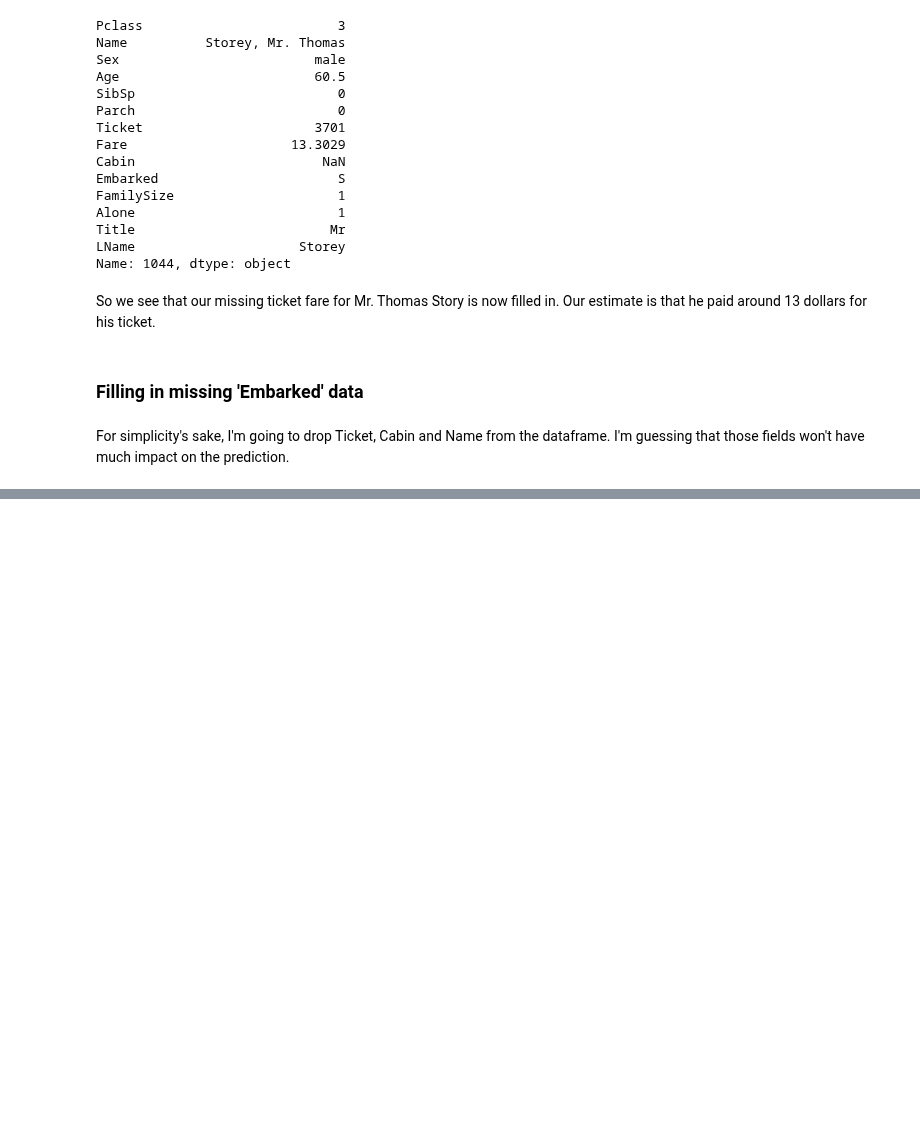
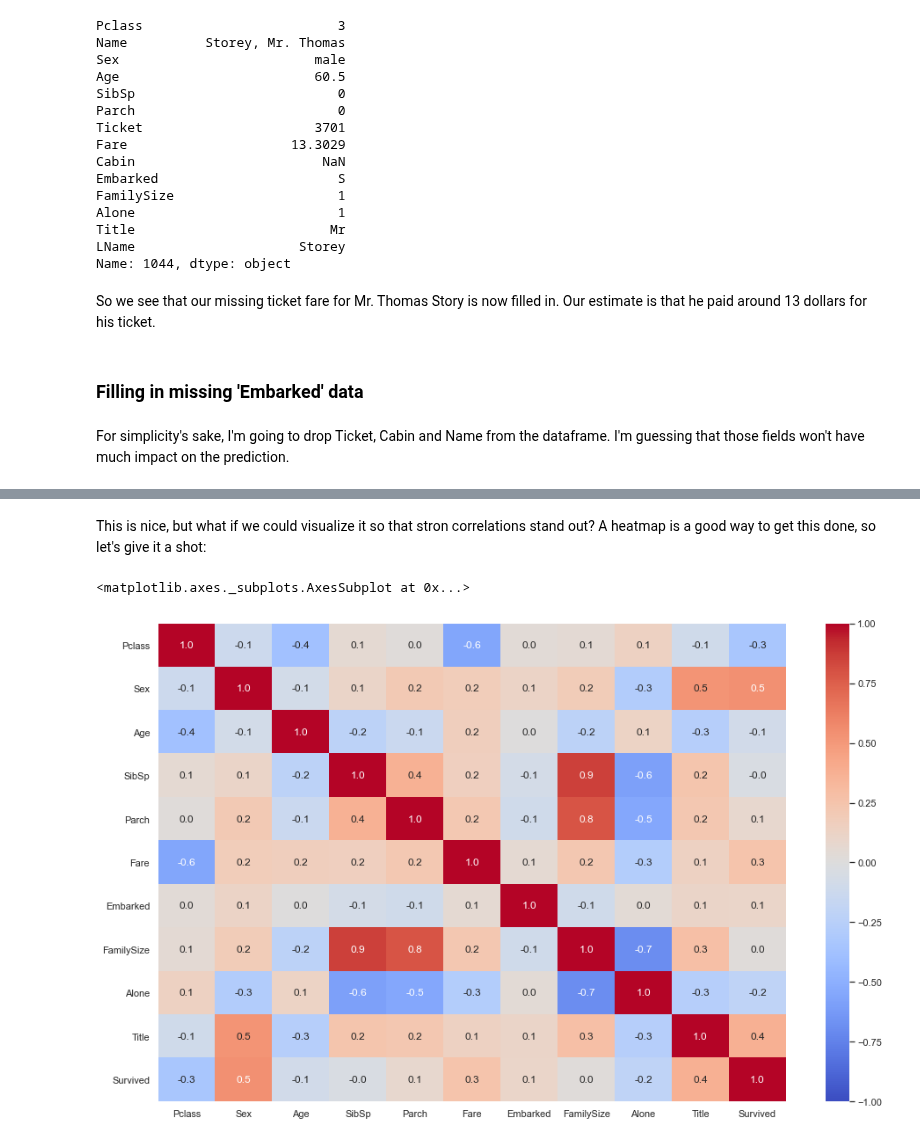
Before and after one commit to wcneill/ml-from-scratch, a Jupyter notebook: kaggle/titanic/titanic_ml.ipynb, the cells around one changed output, grey strips where cells are left out. Drawn from its saved outputs; the diff is of its cells as text; code cells hidden in the pictures; blank space fills up the shorter version.

```diff
--- a/kaggle/titanic/titanic_ml.ipynb
+++ b/kaggle/titanic/titanic_ml.ipynb
@@ -343,0 +368,7 @@ continuous_features = ['Fare', 'Age']
+# %% [markdown]
+This is nice, but what if we could visualize it so that stron correlations stand out? A heatmap is a good way to get this done, so let's give it a shot:
+# %%
+sns.heatmap(pd.concat([df, survival], axis=1).corr(), vmin=-1, vmax=1, cmap="coolwarm", annot=True, fmt='0.1f')
+# %% [output]
+<matplotlib.axes._subplots.AxesSubplot at 0x...>
+[figure, added]
```
Also changed, not shown: parts of 21 cells of this notebook.
